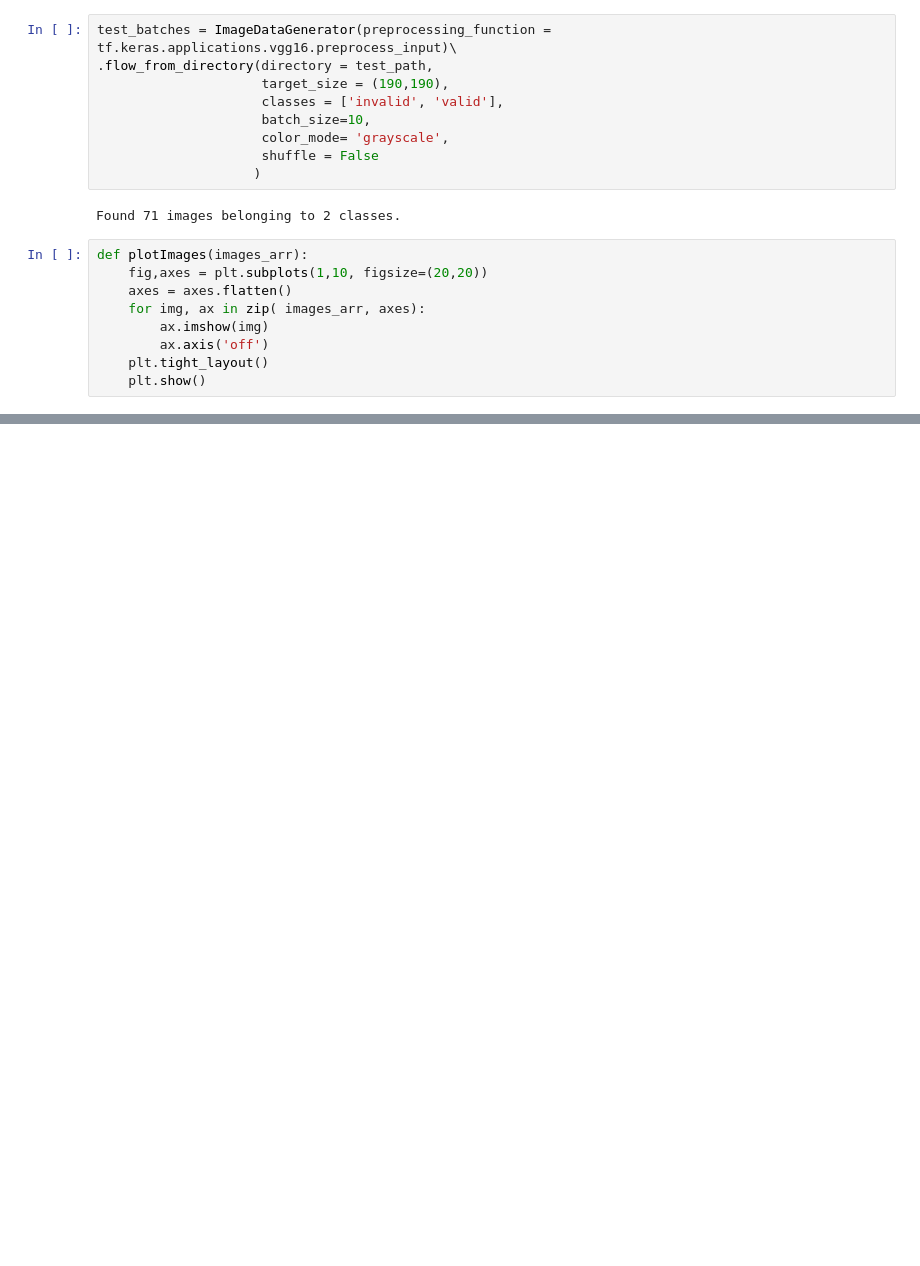
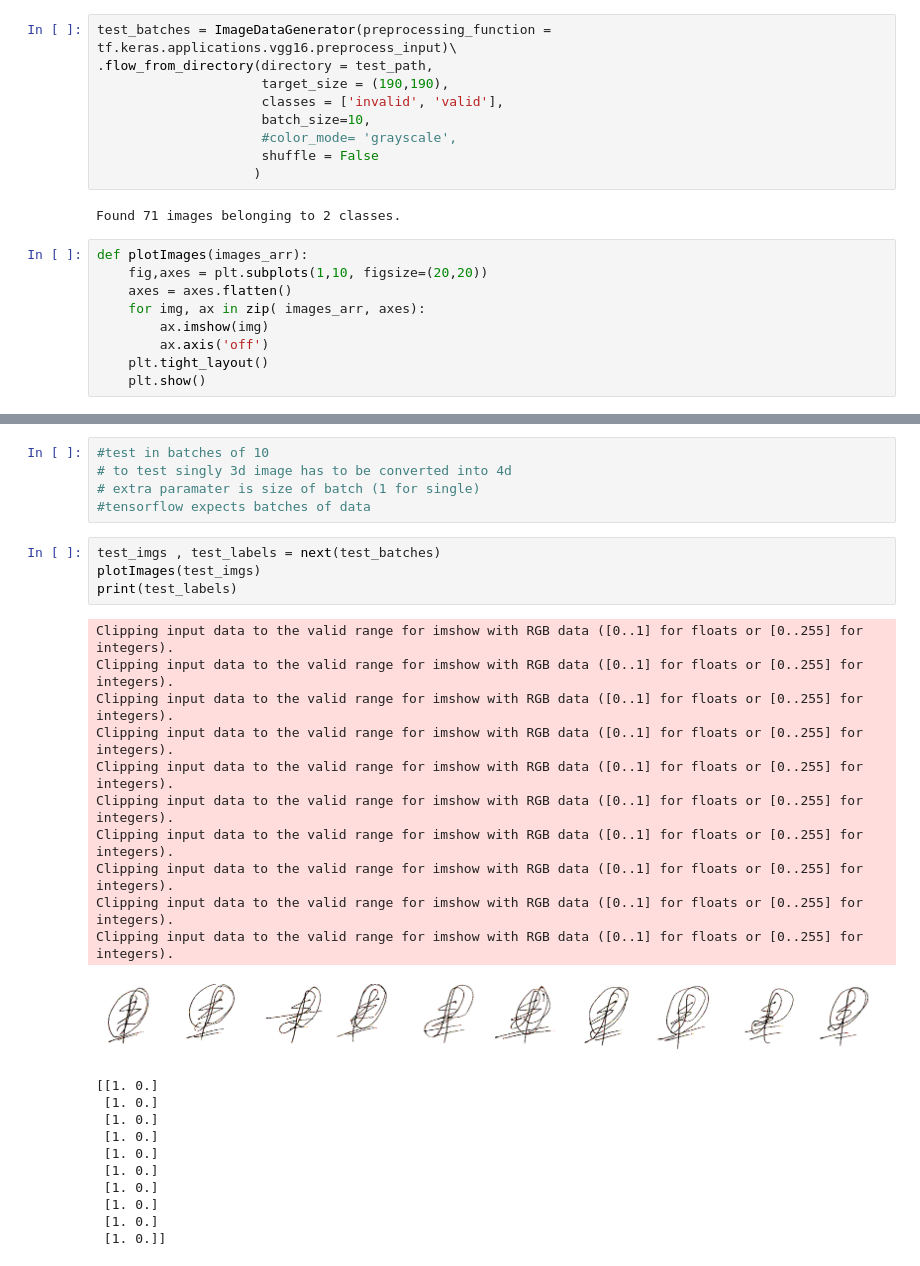
Before and after one commit to sauravkhanal/signature_verification, a Jupyter notebook: Binary calssification using vgg16 pretrained model.ipynb, the cells around one changed output, grey strips where cells are left out. Drawn from its saved outputs; the diff is of its cells as text; blank space fills up the shorter version.

```diff
--- a/Binary calssification using vgg16 pretrained model.ipynb
+++ b/Binary calssification using vgg16 pretrained model.ipynb
@@ -33,7 +33,7 @@ test_batches = ImageDataGenerator(preprocessing_function = tf.keras.applications
                      target_size = (190,190),
                      classes = ['invalid', 'valid'],
                      batch_size=10,
-                     color_mode= 'grayscale',
+                     #color_mode= 'grayscale',
                      shuffle = False
                     )
 # %% [output]
@@ -81,0 +141,31 @@ model = Sequential([
+# %%
+#test in batches of 10
+# to test singly 3d image has to be converted into 4d
+# extra paramater is size of batch (1 for single)
+#tensorflow expects batches of data
+# %%
+test_imgs , test_labels = next(test_batches)
+plotImages(test_imgs)
+print(test_labels)
+# %% [output]
+Clipping input data to the valid range for imshow with RGB data ([0..1] for floats or [0..255] for integers).
+Clipping input data to the valid range for imshow with RGB data ([0..1] for floats or [0..255] for integers).
+Clipping input data to the valid range for imshow with RGB data ([0..1] for floats or [0..255] for integers).
+Clipping input data to the valid range for imshow with RGB data ([0..1] for floats or [0..255] for integers).
+Clipping input data to the valid range for imshow with RGB data ([0..1] for floats or [0..255] for integers).
+Clipping input data to the valid range for imshow with RGB data ([0..1] for floats or [0..255] for integers).
+Clipping input data to the valid range for imshow with RGB data ([0..1] for floats or [0..255] for integers).
+Clipping input data to the valid range for imshow with RGB data ([0..1] for floats or [0..255] for integers).
+Clipping input data to the valid range for imshow with RGB data ([0..1] for floats or [0..255] for integers).
+Clipping input data to the valid range for imshow with RGB data ([0..1] for floats or [0..255] for integers).
+[figure, added]
+[[1. 0.]
+ [1. 0.]
+ [1. 0.]
+ [1. 0.]
+ [1. 0.]
+ [1. 0.]
+ [1. 0.]
+ [1. 0.]
+ [1. 0.]
+ [1. 0.]]
```
Also changed, not shown: parts of 19 cells of this notebook.
